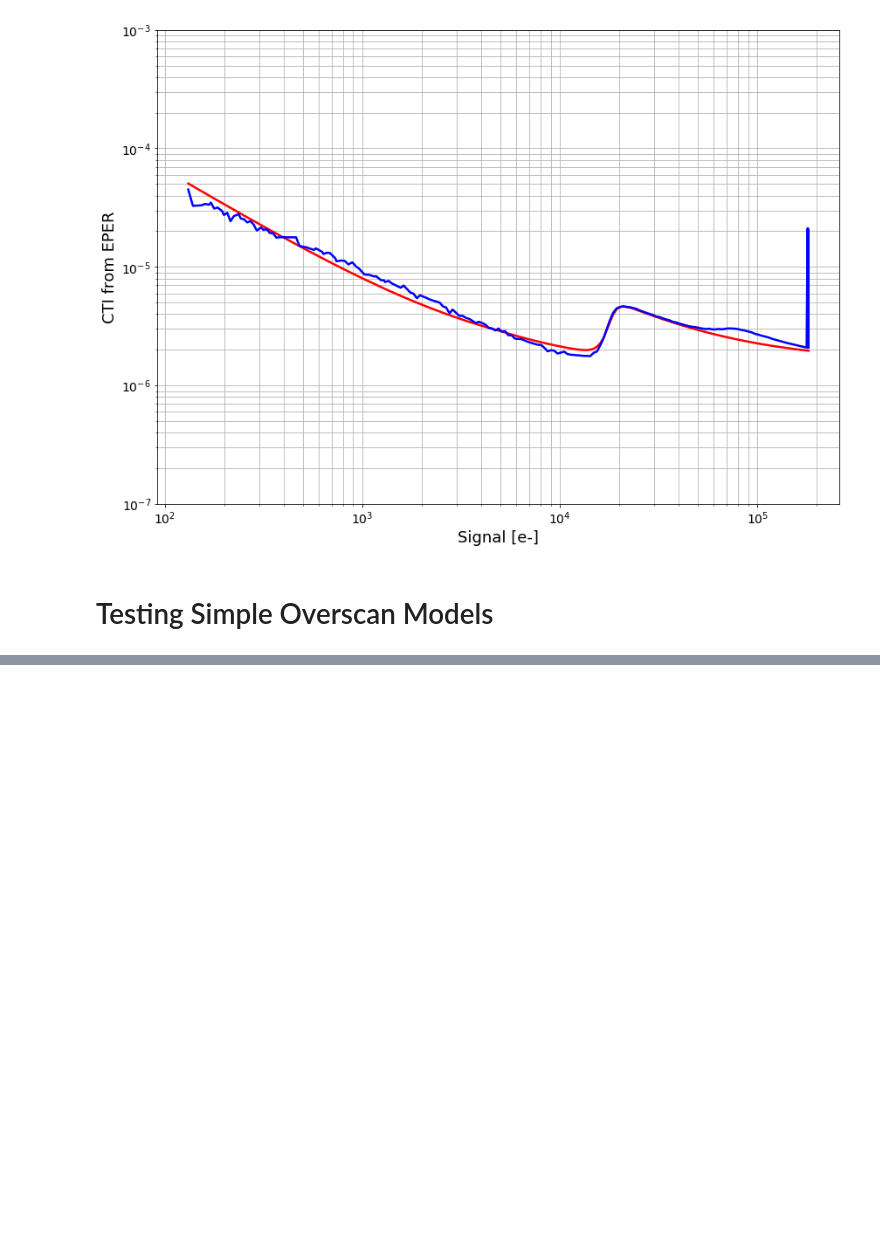
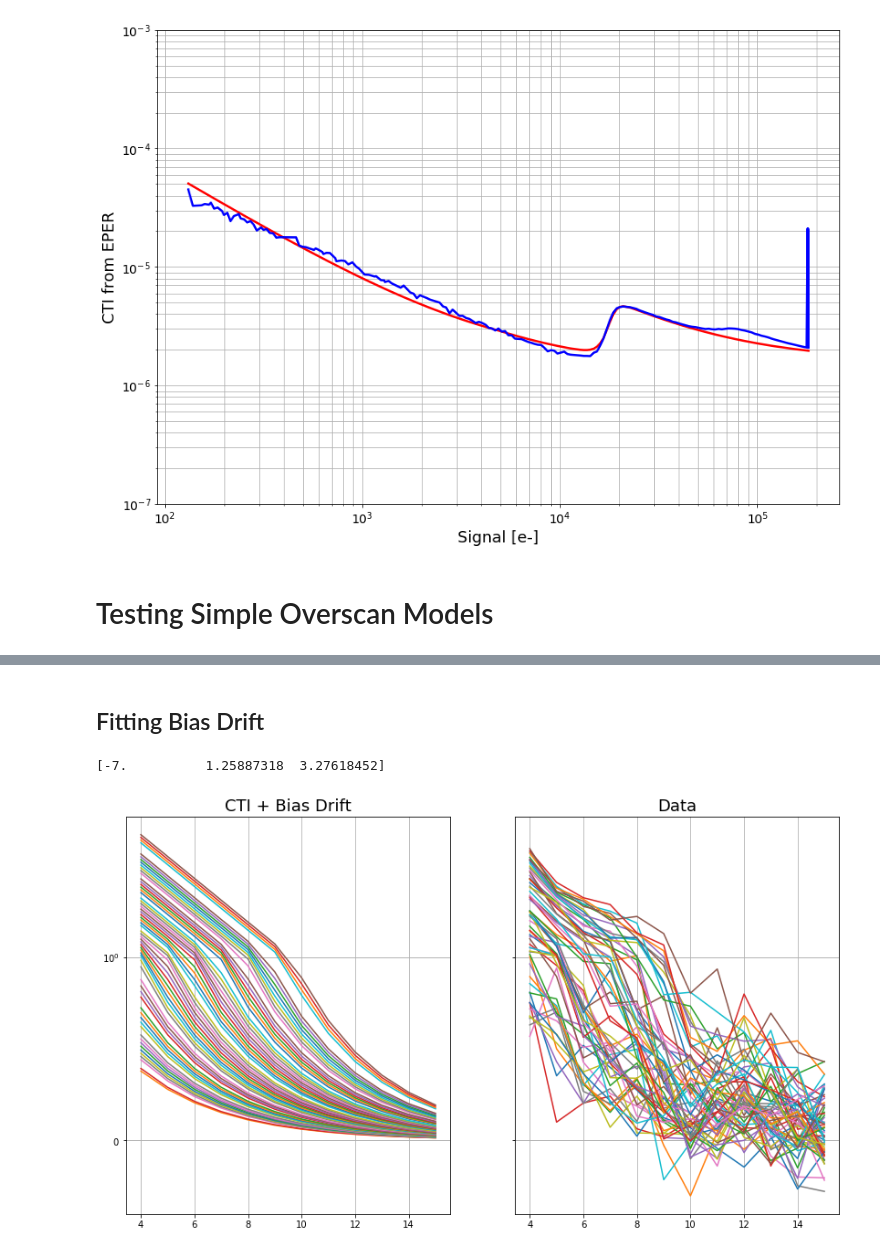
Before and after one commit to Snyder005/ctisim, a Jupyter notebook: notebooks/OverscanTesting.ipynb, the cells around one changed output, grey strips where cells are left out. Cells and saved outputs as stored; diff of their text form; code cells hidden in the pictures; blank space fills up the shorter version.

```diff
--- a/notebooks/OverscanTesting.ipynb
+++ b/notebooks/OverscanTesting.ipynb
@@ -258,0 +356,69 @@ Text(0.5, 0, 'Signal [e-]')
+# %% [markdown]
+## Fitting Bias Drift
+# %%
+start = 4
+stop = 15
+
+## Data
+with fits.open('../examples/data/ITL_overscan_results.fits') as hdul:
+
+    amp = 2
+    hdu_data = hdul[amp].data
+    signal_all = hdu_data['FLUX']
+    oscan_data_all = hdu_data['MEANROW'][:, 511+start:512+stop]
+
+    ## Filter out bad signal levels
+    indices = (signal_all < 140000.)*(signal_all > 20000.)
+    signal_good = signal_all[indices]
+    oscan_data_good = oscan_data_all[indices]
+
+## Bias drift model
+ctiexp = -7.0
+driftscale = 2.0
+decaytime = 2.0
+
+params = [ctiexp, driftscale, decaytime]
+constraints = [(-7, -7), (0.0, 10), (0.01, 4.0)]
+fitting_task = OverscanFitting(params, constraints, BiasDriftModel, start=start, stop=stop)
+fit_results = scipy.optimize.minimize(fitting_task.negative_loglikelihood, params,
+                                   args=(signal_good, oscan_data_good, 6.5/np.sqrt(2000.), 512),
+                                   bounds=constraints, method='SLSQP')
+print(fit_results.x)
+
+fig, axes = plt.subplots(1, 2, figsize=(14, 8), sharey=True)
+axes = axes.flatten()
+
+oscan_col = np.arange(start, stop+1)
+
+## Data
+with fits.open('../examples/data/ITL_overscan_results.fits') as hdul:
+
+    hdu_data = hdul[amp].data
+    signal_all = hdu_data['FLUX']
+    oscan_data_all = hdu_data['MEANROW'][:, 511+start:512+stop]
+
+    ## Filter out bad signal levels
+    indices = (signal_all < 150000.)*(signal_all > 10000.)
+    signal_good = signal_all[indices]
+    oscan_data_good = oscan_data_all[indices]
+
+for i, signal in enumerate(signal_good):
+
+    axes[1].plot(oscan_col, oscan_data_good[i,:])
+    axes[1].set_title('Data', fontsize=18)
+    axes[1].set_yscale('symlog', linthreshy=1.0)
+    axes[1].grid(True, which='both')
+
+## Bias drift proportional loss
+params = [fit_results.x[0], fit_results.x[1], fit_results.x[2]]
+model = BiasDriftModel(params, 512)
+
+r = model.results(signal_good, start=start, stop=stop)
+for i, signal in enumerate(signal_good):
+    axes[0].plot(oscan_col, r[i, :])
+axes[0].set_title('CTI + Bias Drift', fontsize=18)
+axes[0].set_yscale('symlog', linthreshy=1.0)
+axes[0].grid(True, which='both')
+# %% [output]
+[-7.          1.25887318  3.27618452]
+[figure, added]
```
Also changed, not shown: parts of 9 cells of this notebook, 1 other file.
